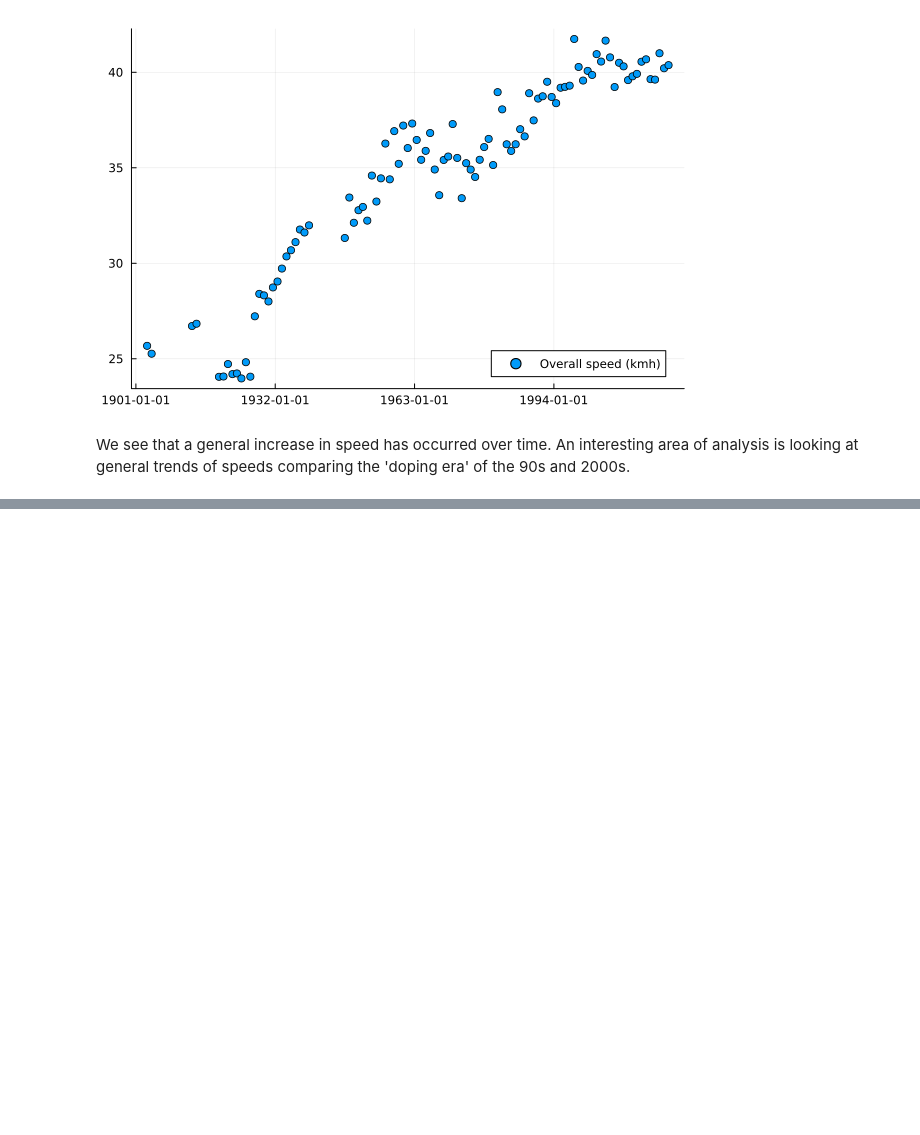
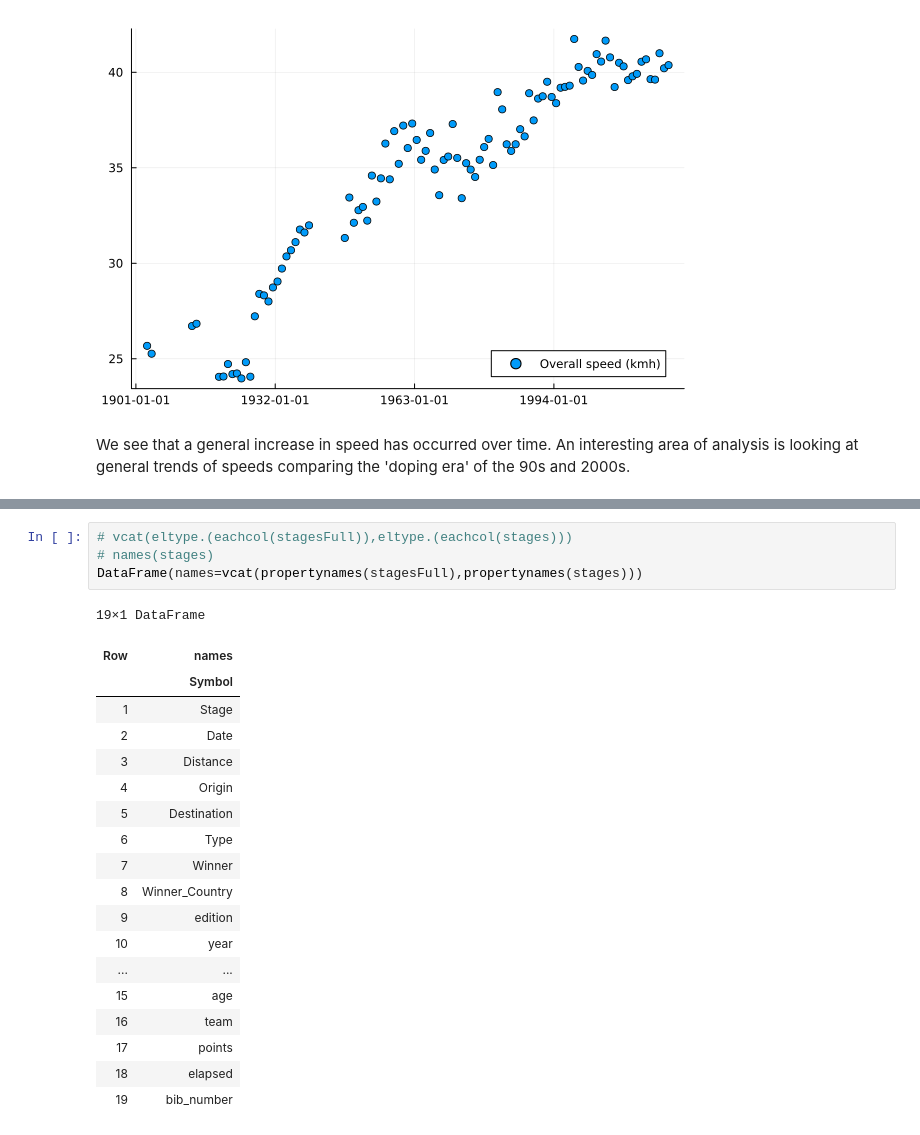
Before and after one commit to argrod/TdF, a Jupyter notebook: TdF.ipynb, the cells around one changed output, grey strips where cells are left out. Drawn from its saved outputs; the diff is of its cells as text; blank space fills up the shorter version.

```diff
--- a/TdF.ipynb
+++ b/TdF.ipynb
@@ -122,0 +175,24 @@ using Unicode
+# %%
+# vcat(eltype.(eachcol(stagesFull)),eltype.(eachcol(stages)))
+# names(stages)
+DataFrame(names=vcat(propertynames(stagesFull),propertynames(stages)))
+# %% [output]
+19×1 DataFrame
+| Row | names |
+|  | Symbol |
+| 1 | Stage |
+| 2 | Date |
+| 3 | Distance |
+| 4 | Origin |
+| 5 | Destination |
+| 6 | Type |
+| 7 | Winner |
+| 8 | Winner_Country |
+| 9 | edition |
+| 10 | year |
+| ... | ... |
+| 15 | age |
+| 16 | team |
+| 17 | points |
+| 18 | elapsed |
+| 19 | bib_number |
```
Also changed, not shown: parts of 9 cells of this notebook.
